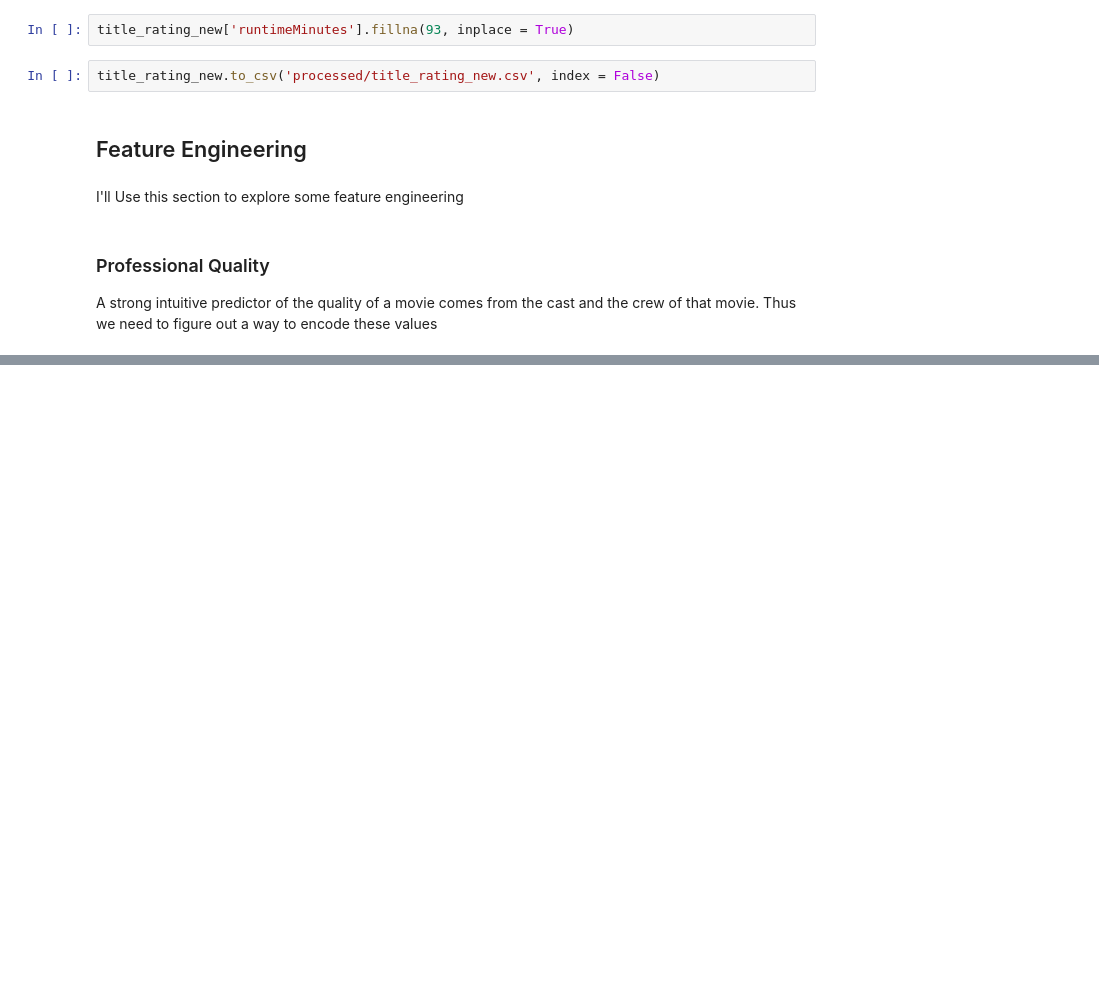
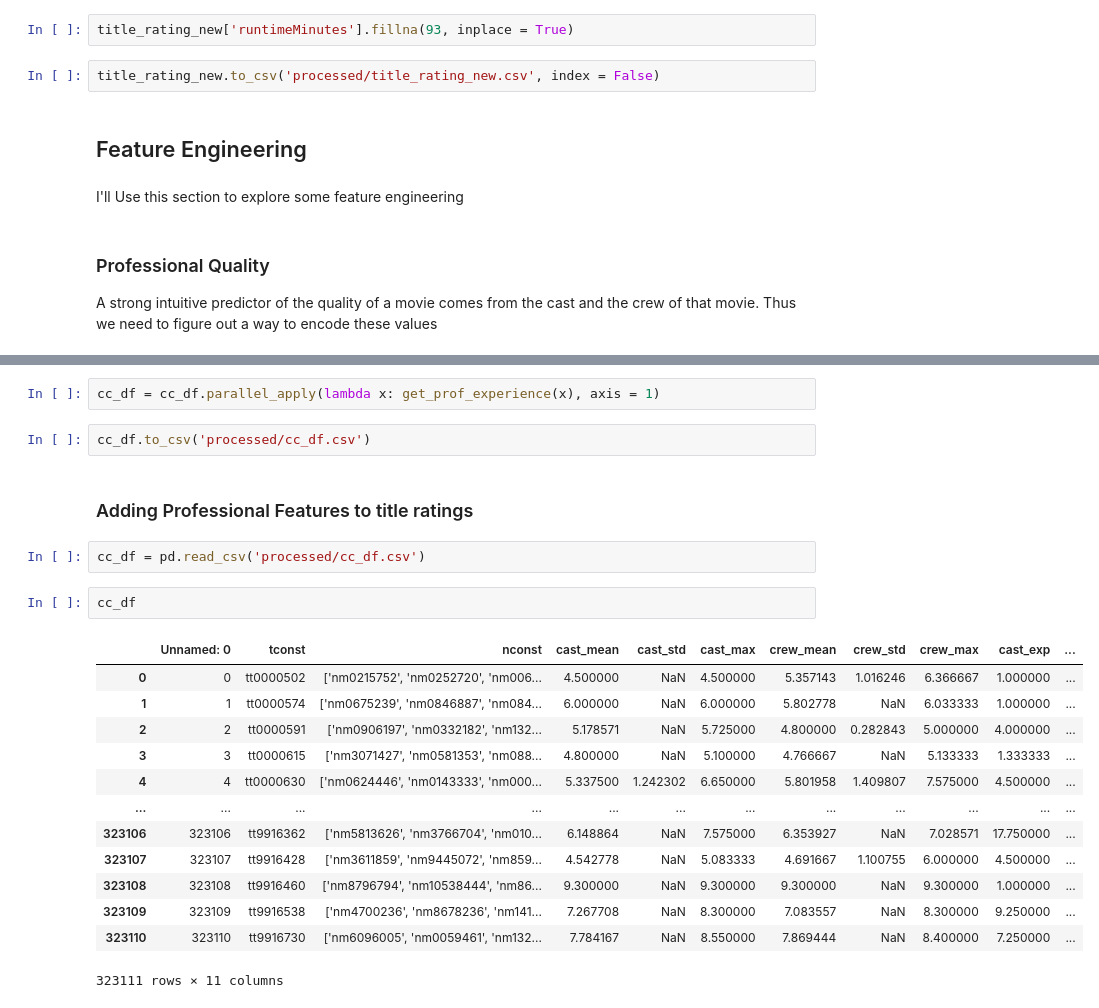
Before and after one commit to tanmaygadgil/imdb-analysis, a Jupyter notebook: Data Imputation and Feature Engineering.ipynb, the cells around one changed output, grey strips where cells are left out. Cells and saved outputs as stored; diff of their text form; blank space fills up the shorter version.

```diff
--- a/Data Imputation and Feature Engineering.ipynb
+++ b/Data Imputation and Feature Engineering.ipynb
@@ -444,0 +645,24 @@ A strong intuitive predictor of the quality of a movie comes from the cast and t
+# %%
+cc_df = cc_df.parallel_apply(lambda x: get_prof_experience(x), axis = 1)
+# %%
+cc_df.to_csv('processed/cc_df.csv')
+# %% [markdown]
+### Adding Professional Features to title ratings
+# %%
+cc_df = pd.read_csv('processed/cc_df.csv')
+# %%
+cc_df
+# %% [output]
+|  | Unnamed: 0 | tconst | nconst | cast_mean | cast_std | cast_max | crew_mean | crew_std | crew_max | cast_exp | ... |
+| 0 | 0 | tt0000502 | ['nm0215752', 'nm0252720', 'nm006... | 4.500000 | NaN | 4.500000 | 5.357143 | 1.016246 | 6.366667 | 1.000000 | ... |
+| 1 | 1 | tt0000574 | ['nm0675239', 'nm0846887', 'nm084... | 6.000000 | NaN | 6.000000 | 5.802778 | NaN | 6.033333 | 1.000000 | ... |
+| 2 | 2 | tt0000591 | ['nm0906197', 'nm0332182', 'nm132... | 5.178571 | NaN | 5.725000 | 4.800000 | 0.282843 | 5.000000 | 4.000000 | ... |
+| 3 | 3 | tt0000615 | ['nm3071427', 'nm0581353', 'nm088... | 4.800000 | NaN | 5.100000 | 4.766667 | NaN | 5.133333 | 1.333333 | ... |
+| 4 | 4 | tt0000630 | ['nm0624446', 'nm0143333', 'nm000... | 5.337500 | 1.242302 | 6.650000 | 5.801958 | 1.409807 | 7.575000 | 4.500000 | ... |
+| ... | ... | ... | ... | ... | ... | ... | ... | ... | ... | ... | ... |
+| 323106 | 323106 | tt9916362 | ['nm5813626', 'nm3766704', 'nm010... | 6.148864 | NaN | 7.575000 | 6.353927 | NaN | 7.028571 | 17.750000 | ... |
+| 323107 | 323107 | tt9916428 | ['nm3611859', 'nm9445072', 'nm859... | 4.542778 | NaN | 5.083333 | 4.691667 | 1.100755 | 6.000000 | 4.500000 | ... |
+| 323108 | 323108 | tt9916460 | ['nm8796794', 'nm10538444', 'nm86... | 9.300000 | NaN | 9.300000 | 9.300000 | NaN | 9.300000 | 1.000000 | ... |
+| 323109 | 323109 | tt9916538 | ['nm4700236', 'nm8678236', 'nm141... | 7.267708 | NaN | 8.300000 | 7.083557 | NaN | 8.300000 | 9.250000 | ... |
+| 323110 | 323110 | tt9916730 | ['nm6096005', 'nm0059461', 'nm132... | 7.784167 | NaN | 8.550000 | 7.869444 | NaN | 8.400000 | 7.250000 | ... |
+323111 rows × 11 columns
```
Also changed, not shown: parts of 68 cells of this notebook, 4 other files.
